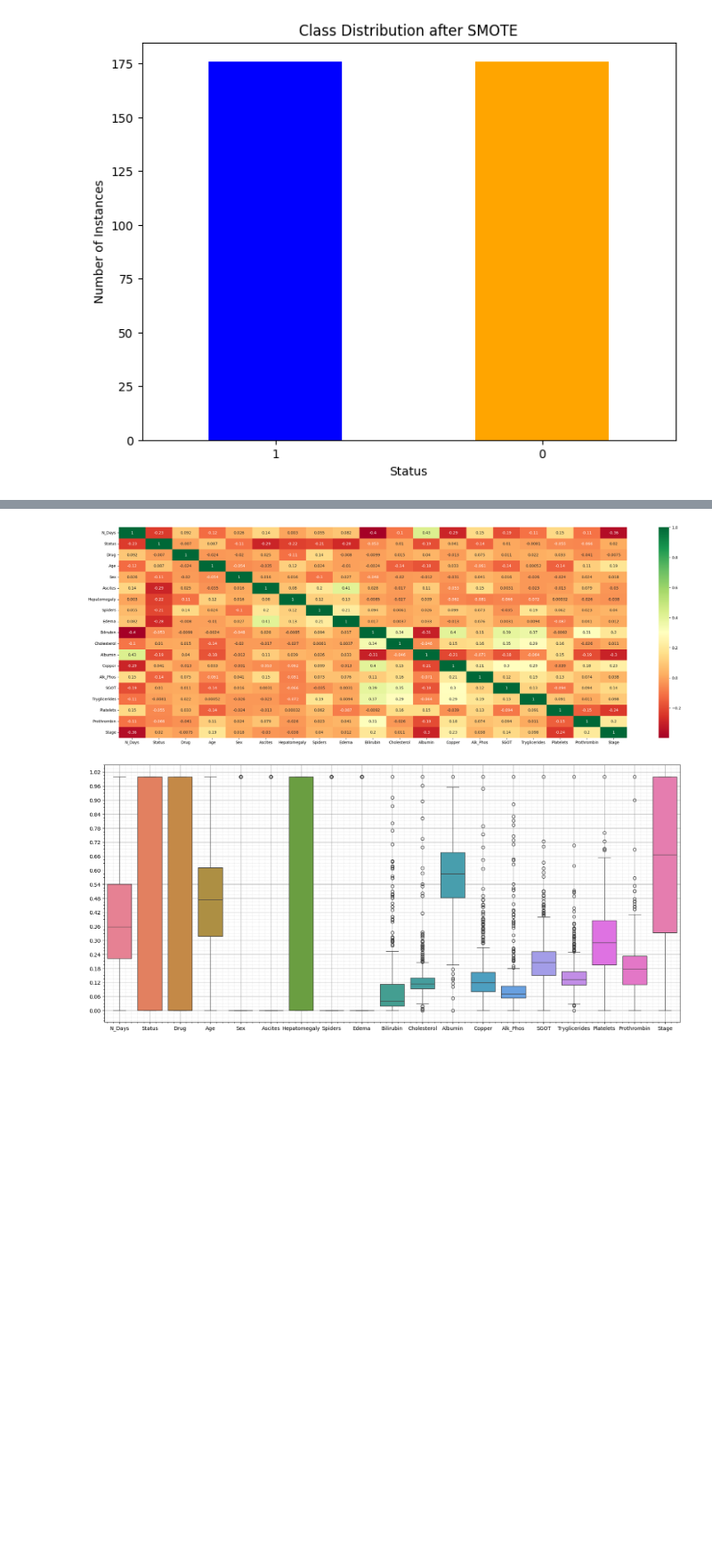
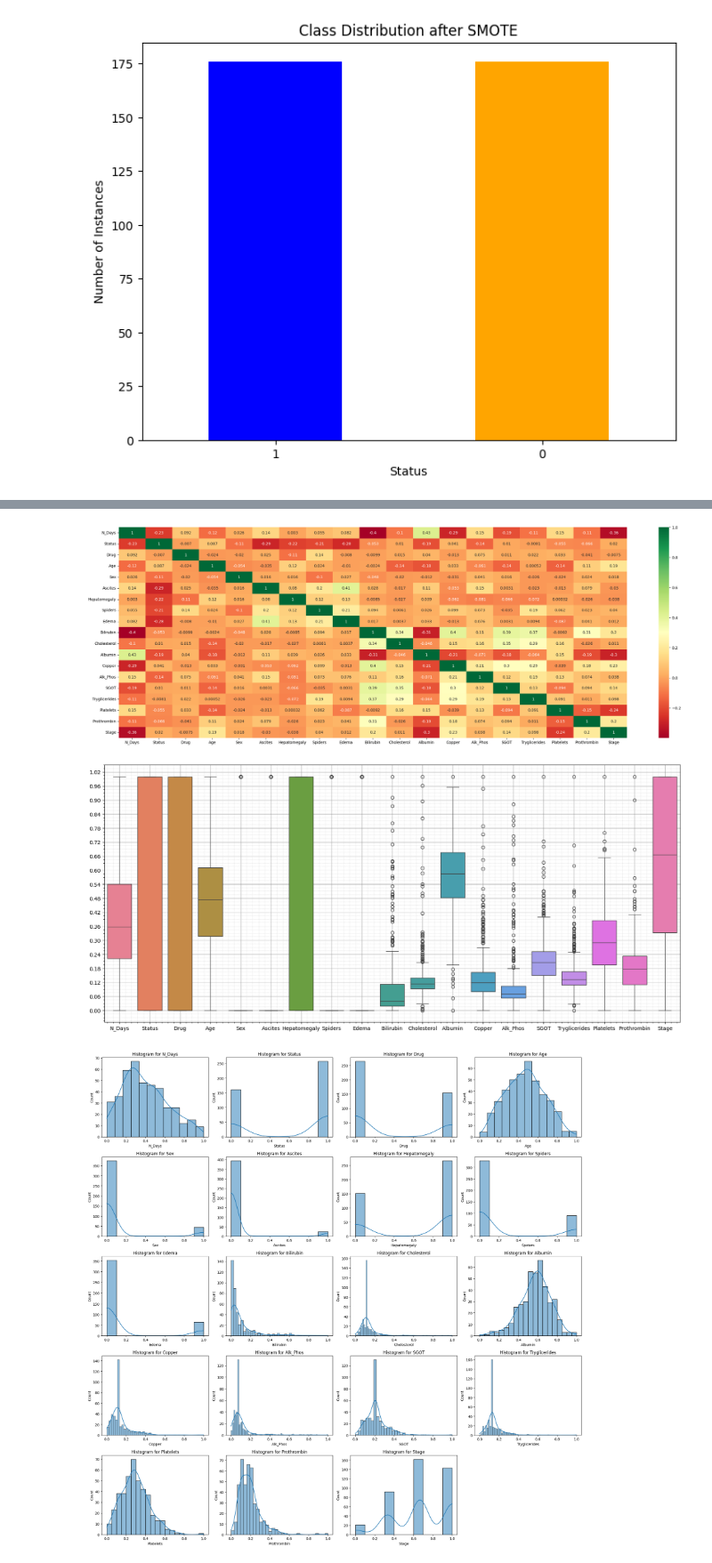
Before and after one commit to sanalpillai/Data-Cleaning-Feature-Selection-Modeling-and-Interpretability, a Jupyter notebook: Data_Cleaning_Feature_Selection_Modeling_and_Interpretability.ipynb, the cells around one changed output, grey strips where cells are left out. Shown at 89% size. Saved outputs shown, nothing was run; the diff lists cells and outputs as text; code cells hidden in the pictures; blank space fills up the shorter version.

```diff
--- a/Data_Cleaning_Feature_Selection_Modeling_and_Interpretability.ipynb
+++ b/Data_Cleaning_Feature_Selection_Modeling_and_Interpretability.ipynb
@@ -363,23 +346,40 @@ Name: Status, dtype: float64
 # %%
+# Assuming 'data' is your DataFrame
+
+# Identify numeric columns
+numeric_data = data.select_dtypes(include=['float64', 'int64'])
+
 # Generate and plot correlation matrix
 plt.figure(figsize=(30, 10))
 sns.heatmap(data.corr(), annot=True, cmap="RdYlGn")
 plt.show()
 
+# Boxplot to visualize distributions and spot outliers
 plt.figure(figsize=(20, 9))
 sns.boxplot(data=data)
 
 # Set major and minor ticks on both axes
 ax = plt.gca()  # Get current axes
 ax.xaxis.set_major_locator(plt.MaxNLocator(20))  # Set major x ticks to be more frequent
 ax.yaxis.set_major_locator(plt.MaxNLocator(20))  # Set major y ticks to be more frequent
 
 # Add gridlines and specify the grid for minor ticks as well
 plt.grid(which='major', color='gray', linestyle='-', linewidth=0.5)
 plt.grid(which='minor', color='gray', linestyle=':', linewidth=0.25)
 plt.minorticks_on()  # Turn on minor ticks
+plt.show()
 
+# Histograms and density plots for distribution checks
+plt.figure(figsize=(20, 20))  # Adjust the figure size as needed
+
+for i, column in enumerate(numeric_data.columns, 1):
+    plt.subplot(5, 4, i)  # Adjust grid size according to the number of numeric columns
+    sns.histplot(data[column], kde=True)
+    plt.title(f'Histogram for {column}')
+
+plt.tight_layout()
 plt.show()
 # %% [output]
 [figure]
 [figure]
+[figure, added]
```
Also changed, not shown: parts of 27 cells of this notebook.
